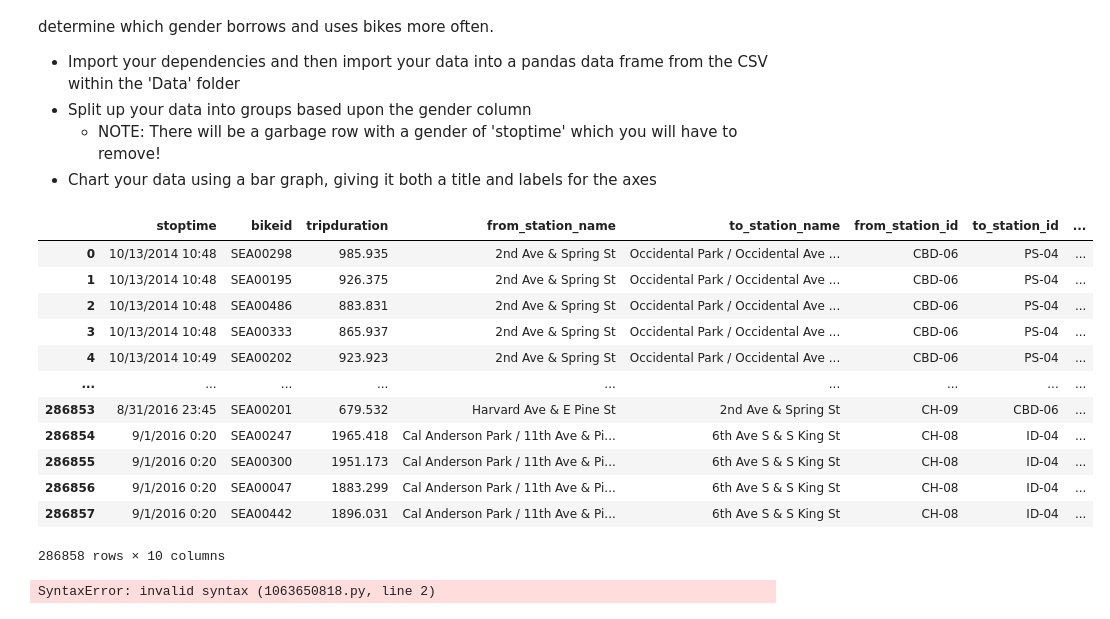
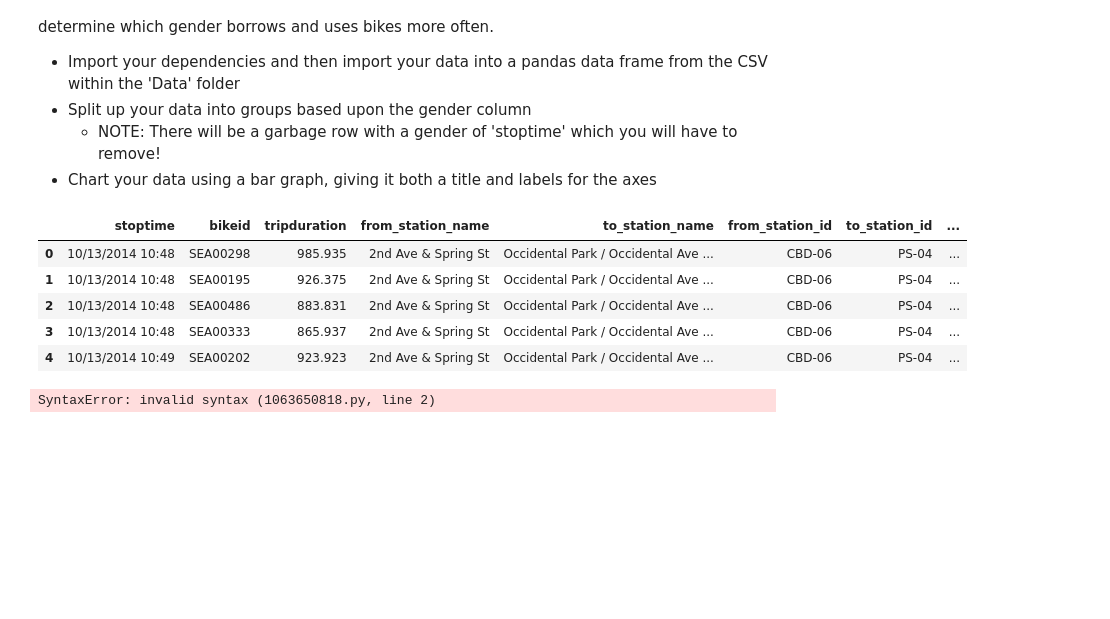
Before and after one commit to bwill09/PyBer_Analysis, a Jupyter notebook: 5-2-Student_Resources/05-Stu_BikeTrippin-Groupby/Unsolved/bike_trippin_unsolved.ipynb, the cells around one changed output. Saved outputs shown, nothing was run; the diff lists cells and outputs as text; code cells hidden in the pictures; blank space fills up the shorter version.

```diff
--- a/5-2-Student_Resources/05-Stu_BikeTrippin-Groupby/Unsolved/bike_trippin_unsolved.ipynb
+++ b/5-2-Student_Resources/05-Stu_BikeTrippin-Groupby/Unsolved/bike_trippin_unsolved.ipynb
@@ -12,24 +12,17 @@ For this assignment, you will be taking "Cycle Share" data from Seattle and crea
 # %%
 #dependencies
 import matplotlib.pyplot as plt
 import numpy as np
 import pandas as pd
 bike_ride_df = pd.read_csv("Resources/trip.csv")
-bike_ride_df
+bike_ride_df.head()
 # %% [output]
 |  | stoptime | bikeid | tripduration | from_station_name | to_station_name | from_station_id | to_station_id | ... |
 | 0 | 10/13/2014 10:48 | SEA00298 | 985.935 | 2nd Ave & Spring St | Occidental Park / Occidental Ave ... | CBD-06 | PS-04 | ... |
 | 1 | 10/13/2014 10:48 | SEA00195 | 926.375 | 2nd Ave & Spring St | Occidental Park / Occidental Ave ... | CBD-06 | PS-04 | ... |
 | 2 | 10/13/2014 10:48 | SEA00486 | 883.831 | 2nd Ave & Spring St | Occidental Park / Occidental Ave ... | CBD-06 | PS-04 | ... |
 | 3 | 10/13/2014 10:48 | SEA00333 | 865.937 | 2nd Ave & Spring St | Occidental Park / Occidental Ave ... | CBD-06 | PS-04 | ... |
 | 4 | 10/13/2014 10:49 | SEA00202 | 923.923 | 2nd Ave & Spring St | Occidental Park / Occidental Ave ... | CBD-06 | PS-04 | ... |
-| ... | ... | ... | ... | ... | ... | ... | ... | ... |
-| 286853 | 8/31/2016 23:45 | SEA00201 | 679.532 | Harvard Ave & E Pine St | 2nd Ave & Spring St | CH-09 | CBD-06 | ... |
-| 286854 | 9/1/2016 0:20 | SEA00247 | 1965.418 | Cal Anderson Park / 11th Ave & Pi... | 6th Ave S & S King St | CH-08 | ID-04 | ... |
-| 286855 | 9/1/2016 0:20 | SEA00300 | 1951.173 | Cal Anderson Park / 11th Ave & Pi... | 6th Ave S & S King St | CH-08 | ID-04 | ... |
-| 286856 | 9/1/2016 0:20 | SEA00047 | 1883.299 | Cal Anderson Park / 11th Ave & Pi... | 6th Ave S & S King St | CH-08 | ID-04 | ... |
-| 286857 | 9/1/2016 0:20 | SEA00442 | 1896.031 | Cal Anderson Park / 11th Ave & Pi... | 6th Ave S & S King St | CH-08 | ID-04 | ... |
-286858 rows × 10 columns
 # %%
 gender_by_df = df.groupy('gender')
 dgender_by_df head()
```
Also changed, not shown: 4 other files.
